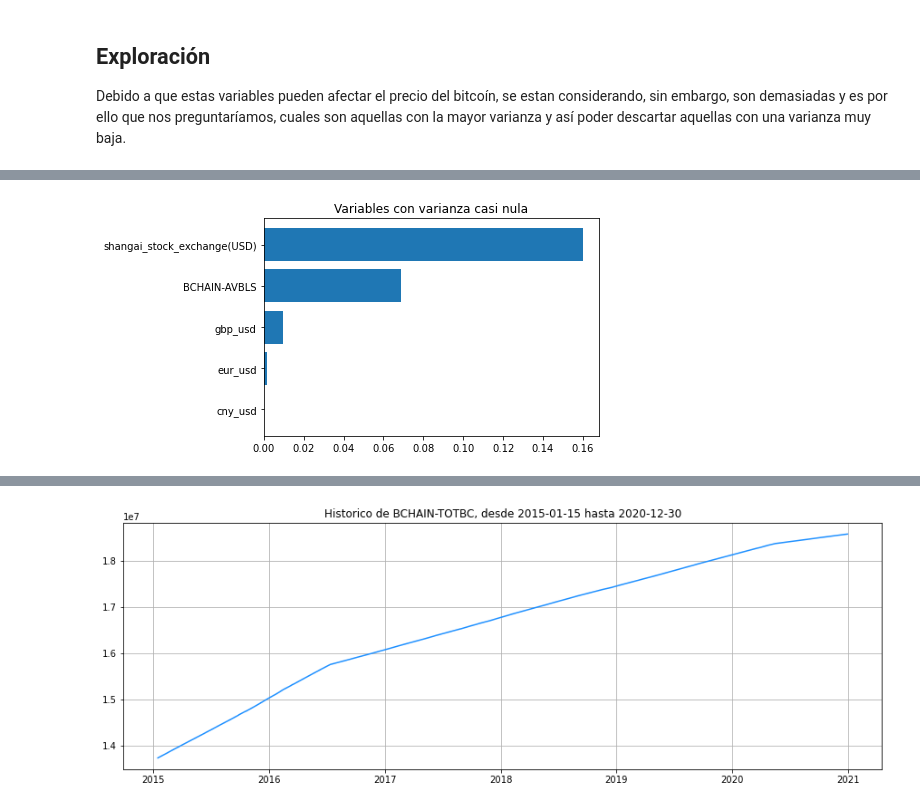
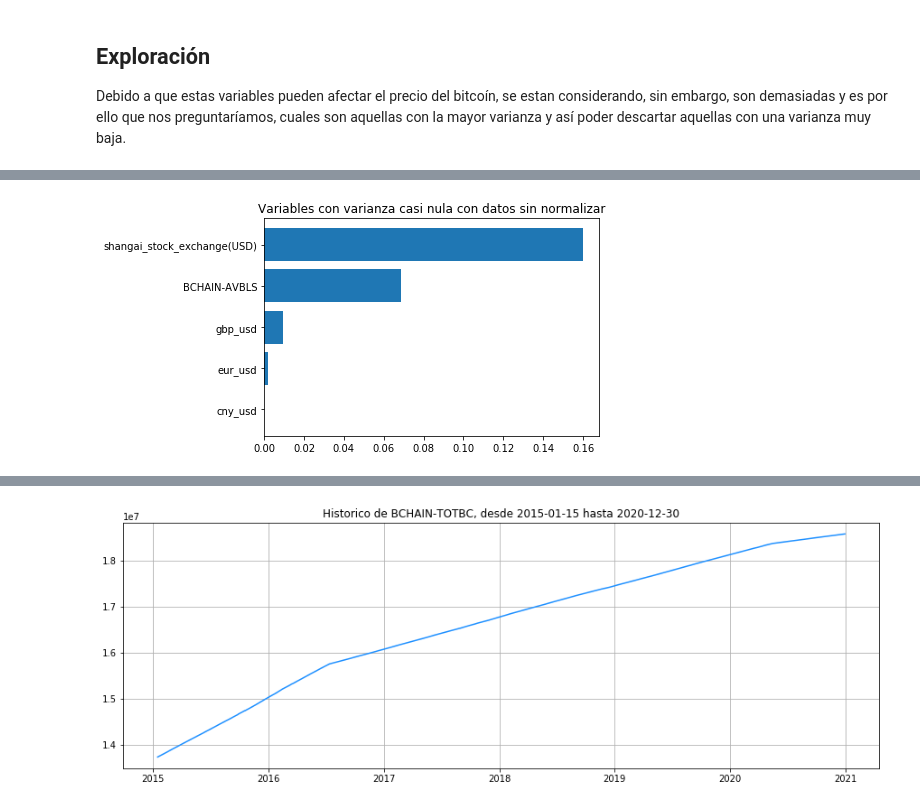
Before and after one commit to keniaCisneros/bitcoins_pricing, a Jupyter notebook: data_analysis.ipynb, the cells around one changed output, grey strips where cells are left out. Saved outputs shown, nothing was run; the diff lists cells and outputs as text; code cells hidden in the pictures.

```diff
--- a/data_analysis.ipynb
+++ b/data_analysis.ipynb
@@ -504,5 +449,5 @@ plot_var(group_22, 'Segundas variables con varianza media')
 # %%
 group3 = variance[:5]
-plot_var(group3, 'Variables con varianza casi nula')
+plot_var(group3, 'Variables con varianza casi nula con datos sin normalizar')
 # %% [output]
-[figure, old version]
+[figure, new version]
```
Also changed, not shown: parts of 34 cells of this notebook, 3 other files.
